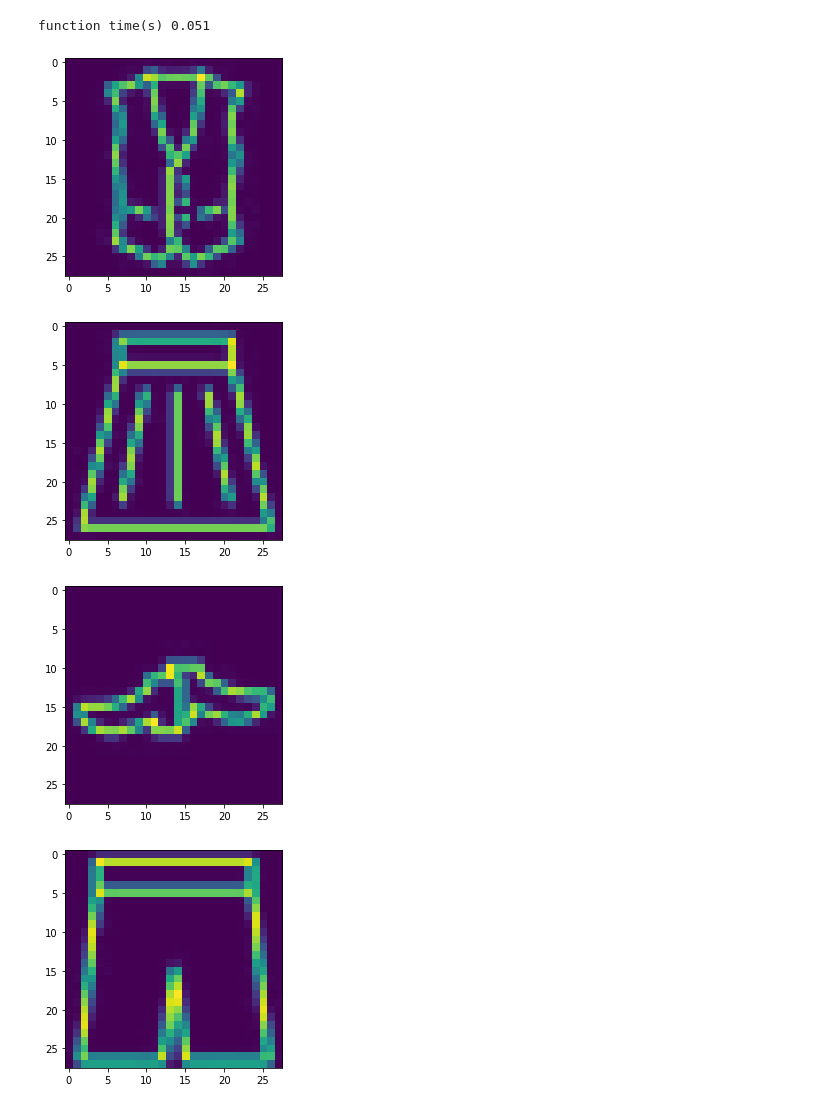
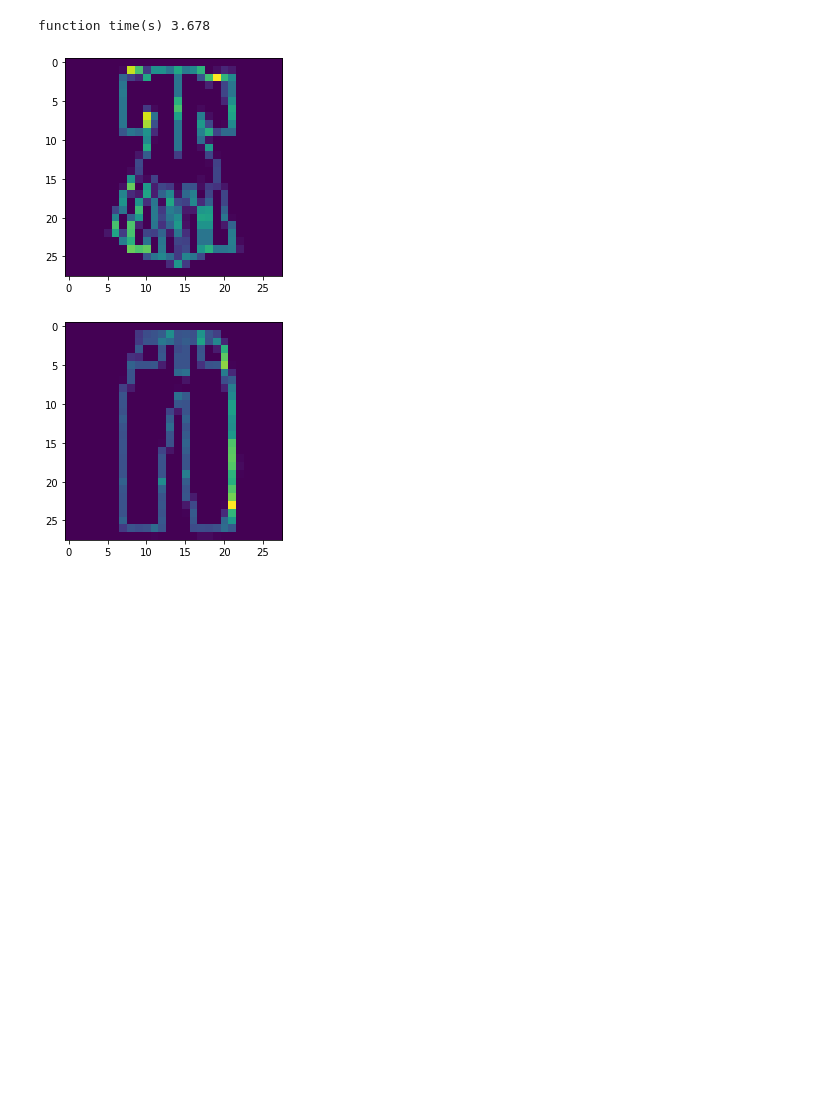
Before and after one commit to GalaxyOverMe/SAI-, a Jupyter notebook: localize_test.ipynb, the cells around one changed output. Cells and saved outputs as stored; diff of their text form; code cells hidden in the pictures; blank space fills up the shorter version.

```diff
--- a/localize_test.ipynb
+++ b/localize_test.ipynb
@@ -5,16 +5,14 @@ import cv2
 import matplotlib.pyplot as plt
 # %%
 # test img 1 cluster 방식
-path = os.path.join(os.getcwd(), 'img/test_img_1.png')
+path = os.path.join(os.getcwd(), 'img/SAI_test1.png')
 st = time.time()
-imgs = Img_localize(path, 4)
+imgs = Img_localize(path, 2)
 print("function time(s) {0:.3f}".format(time.time()-st))
 for img in imgs:
     plt.imshow(img)
     plt.show()
 # %% [output]
-function time(s) 0.051
+function time(s) 3.678
-[figure, old version]
+[figure, new version]
-[figure, old version]
+[figure, new version]
-[figure, removed]
-[figure, removed]
```
Also changed, not shown: parts of 3 cells of this notebook.
